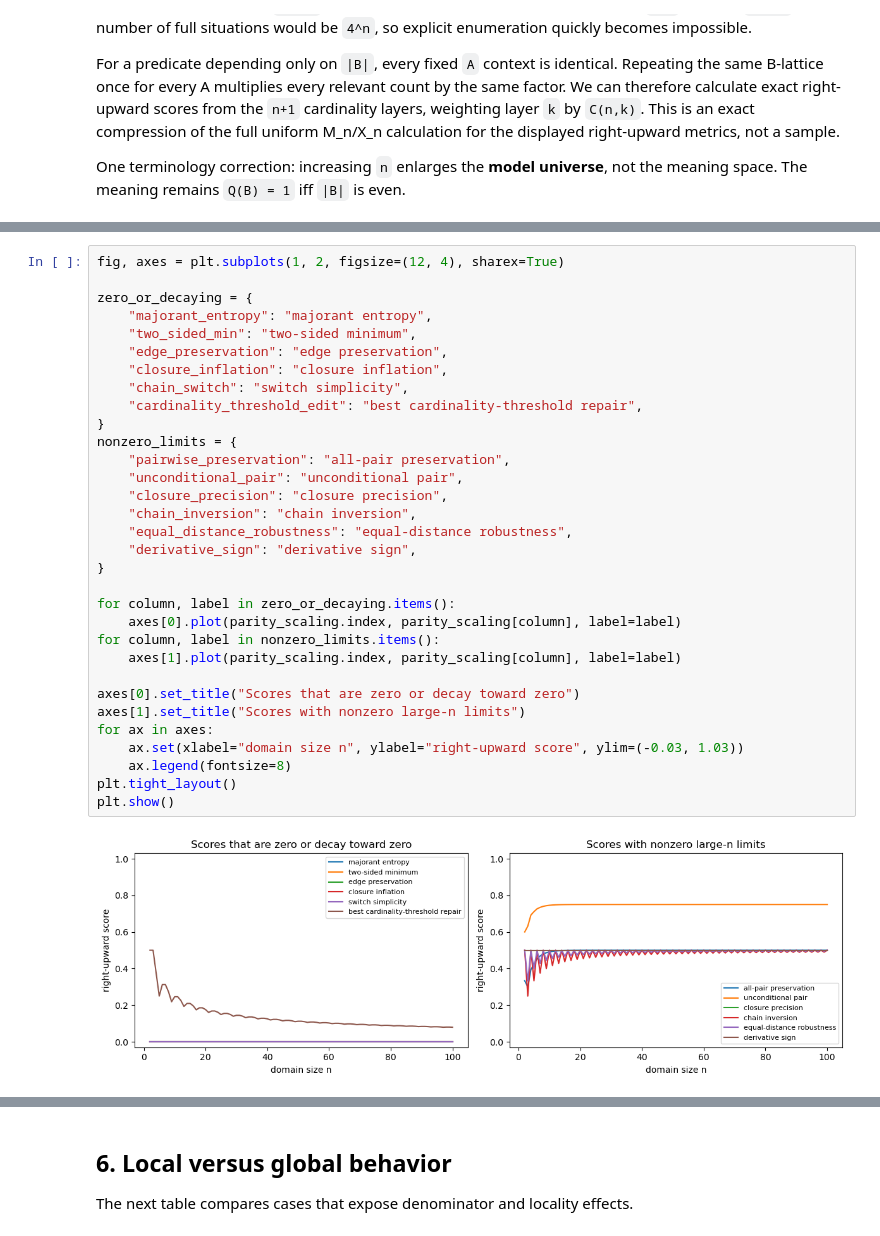
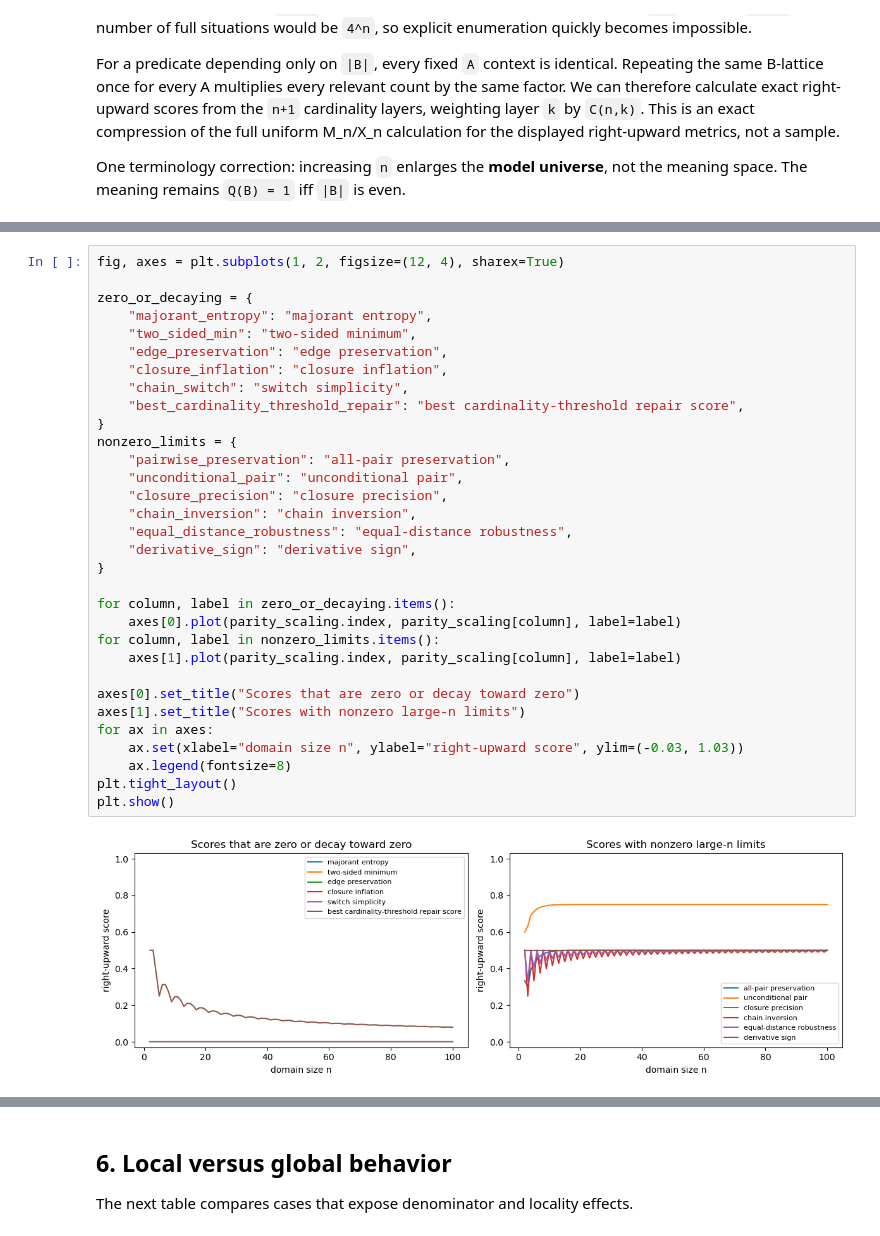
Before and after one commit to CLMBRs/ultk, a Jupyter notebook: src/examples/learn_quant/notebooks/alternative_monotonicity_metrics_benchmark.ipynb, the cells around one changed output, grey strips where cells are left out. Saved outputs shown, nothing was run; the diff lists cells and outputs as text.

```diff
--- a/src/examples/learn_quant/notebooks/alternative_monotonicity_metrics_benchmark.ipynb
+++ b/src/examples/learn_quant/notebooks/alternative_monotonicity_metrics_benchmark.ipynb
@@ -353,35 +439,35 @@ fig, axes = plt.subplots(1, 2, figsize=(12, 4), sharex=True)
 
 zero_or_decaying = {
     "majorant_entropy": "majorant entropy",
     "two_sided_min": "two-sided minimum",
     "edge_preservation": "edge preservation",
     "closure_inflation": "closure inflation",
     "chain_switch": "switch simplicity",
-    "cardinality_threshold_edit": "best cardinality-threshold repair",
+    "best_cardinality_threshold_repair": "best cardinality-threshold repair score",
 }
 nonzero_limits = {
     "pairwise_preservation": "all-pair preservation",
     "unconditional_pair": "unconditional pair",
     "closure_precision": "closure precision",
     "chain_inversion": "chain inversion",
     "equal_distance_robustness": "equal-distance robustness",
     "derivative_sign": "derivative sign",
 }
 
 for column, label in zero_or_decaying.items():
     axes[0].plot(parity_scaling.index, parity_scaling[column], label=label)
 for column, label in nonzero_limits.items():
     axes[1].plot(parity_scaling.index, parity_scaling[column], label=label)
 
 axes[0].set_title("Scores that are zero or decay toward zero")
 axes[1].set_title("Scores with nonzero large-n limits")
 for ax in axes:
     ax.set(xlabel="domain size n", ylabel="right-upward score", ylim=(-0.03, 1.03))
     ax.legend(fontsize=8)
 plt.tight_layout()
 plt.show()
 # %% [output]
-[figure, old version]
+[figure, new version]
 # %% [markdown]
 ### How to read the result
 
```
Also changed, not shown: parts of 13 cells of this notebook, 3 other files.
